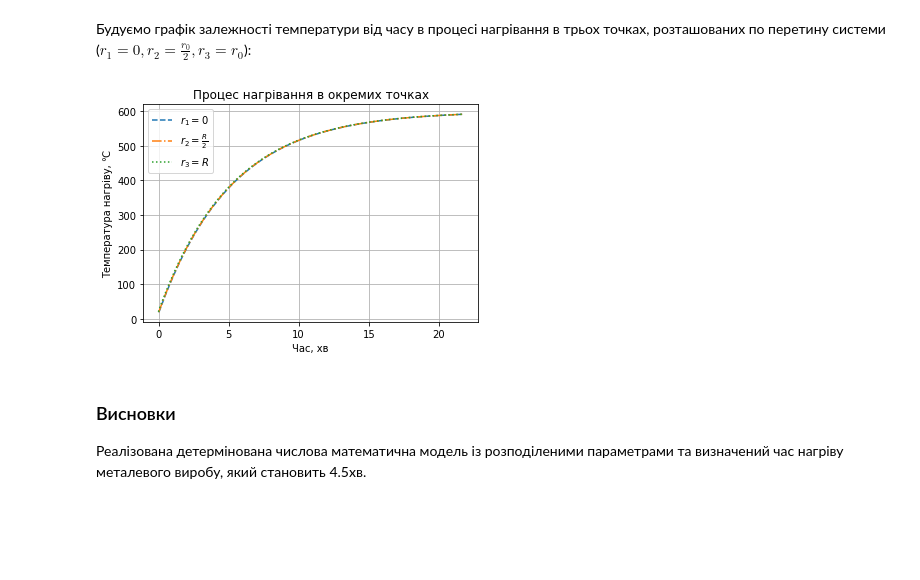
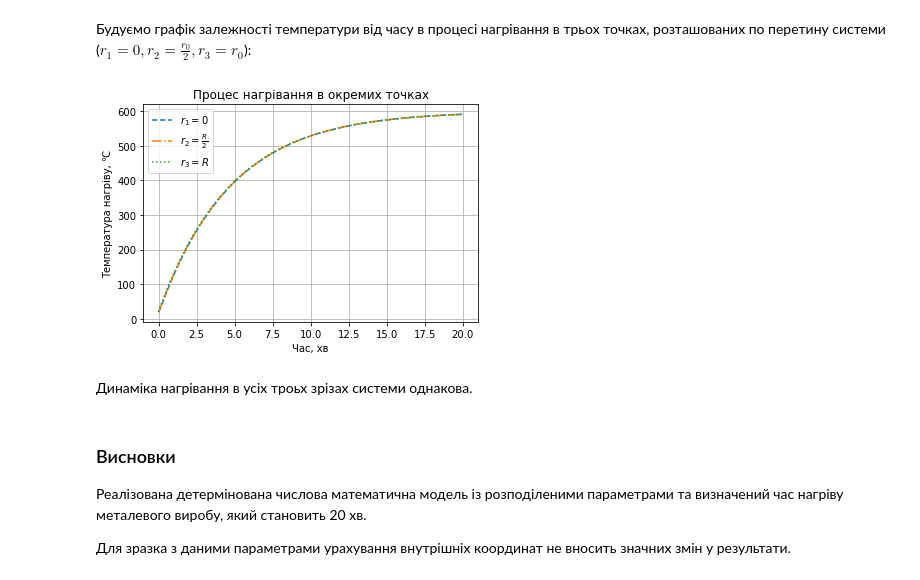
Before and after one commit to IvanKozak/lab-mathmod, a Jupyter notebook: labs_math_modeling.ipynb, the cells around one changed output. Saved outputs shown, nothing was run; the diff lists cells and outputs as text; code cells hidden in the pictures; blank space fills up the shorter version.

```diff
--- a/labs_math_modeling.ipynb
+++ b/labs_math_modeling.ipynb
@@ -242,10 +242,11 @@ $$ f \leq \frac{1}{2}, $$
 яка залежить від вибору кроків по часу $\tau$ та по довжині $h$.
 # %%
 def explicit_scheme(T, tau, R=R, T_f=T_furnace, T_last=T_last, alpha=alpha,
-                    lambd=thermal_conductivity[1], rho=density, c=c):
+                    lambd=thermal_conductivity[0], rho=density, c=heat_capacity[0]):
     N = len(T)
     h = R / N
-    f = (lambd / (c * rho)) * tau / (h ** 2)
+    a = (lambd / (c * rho))
+    f = a * tau / (h ** 2)
     if f > 0.5:
         raise Exception(f"Не виконується умова збіжності: f = {f}")
 
@@ -267,7 +268,7 @@ def explicit_scheme(T, tau, R=R, T_f=T_furnace, T_last=T_last, alpha=alpha,
 # %%
-N = 20
+N = 10
 T_initial = np.full(N, T_specimen)
-T_data, time_heat = explicit_scheme(T_initial, 0.01)
+T_data, time_heat = explicit_scheme(T_initial, 0.1)
 # %%
 time_heat/60
 # %% [output]
@@ -317,16 +315,20 @@ ani
 # %%
 x_time = np.linspace(0, time_heat/60, len(T_data))
 it = iter(['--', '-.', ':'])
-for y, labl in zip(T_data.T[[0, 10, 19]]-273.0, ['$r_1=0$', r'$r_2=\frac{R}{2}$', '$r_3 = R$']):
+for y, labl in zip(T_data.T[[0, 5, 9]]-273.0, ['$r_1=0$', r'$r_2=\frac{R}{2}$', '$r_3 = R$']):
     plt.plot(x_time, y, next(it), label=labl)
 plt.legend()
 plt.title("Процес нагрівання в окремих точках")
 plt.ylabel(u"Температура нагріву, ℃")
 plt.xlabel(u"Час, хв")
 plt.grid()
 # %% [output]
-[figure, old version]
+[figure, new version]
+# %% [markdown]
+Динаміка нагрівання в усіх троьх зрізах системи однакова.
 # %% [markdown]
 ### Висновки
 
-Реалізована детермінована числова математична модель із розподіленими параметрами та визначений час нагріву металевого виробу, який становить 4.5хв.
+Реалізована детермінована числова математична модель із розподіленими параметрами та визначений час нагріву металевого виробу, який становить 20 хв.
+
+Для зразка з даними параметрами урахування внутрішніх координат не вносить значних змін у результати.
```
Also changed, not shown: parts of 6 cells of this notebook.
